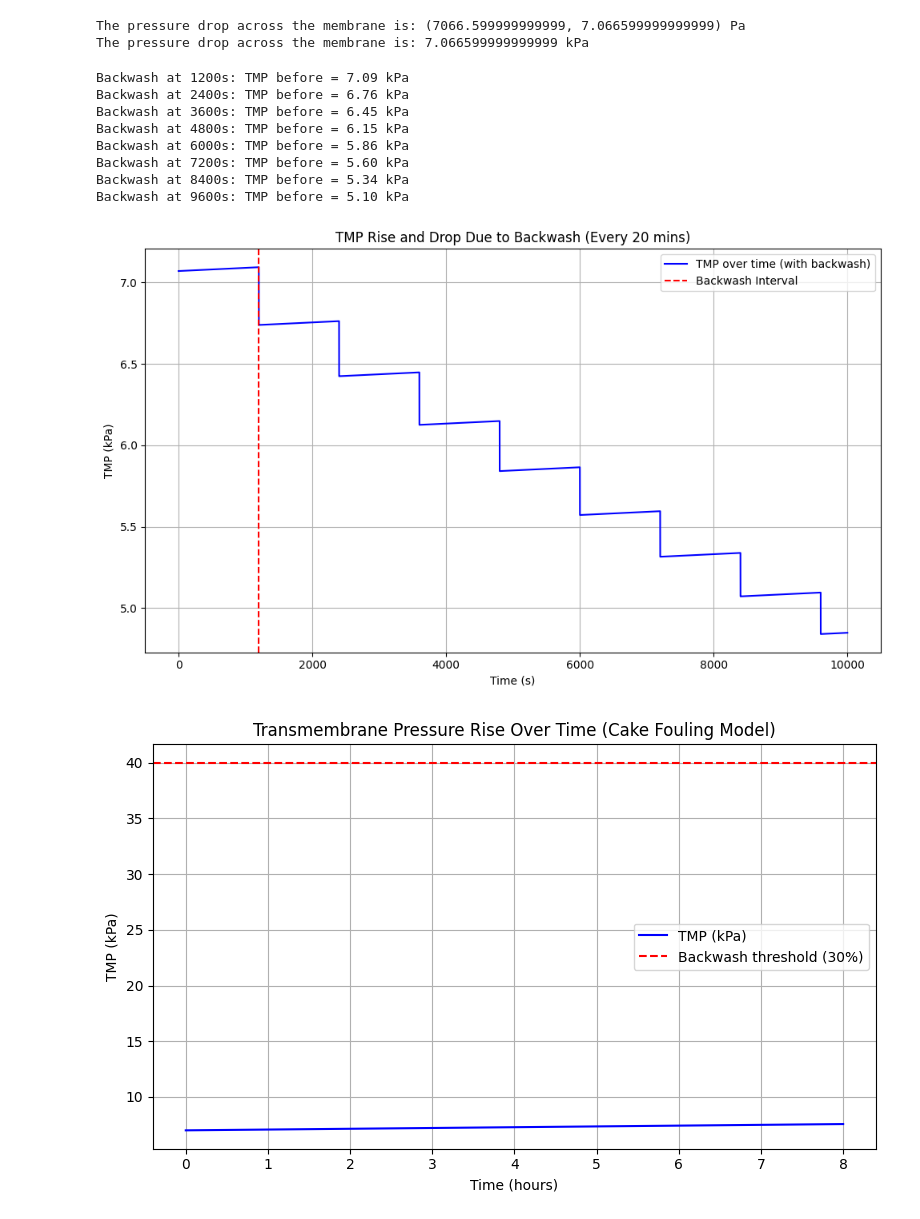
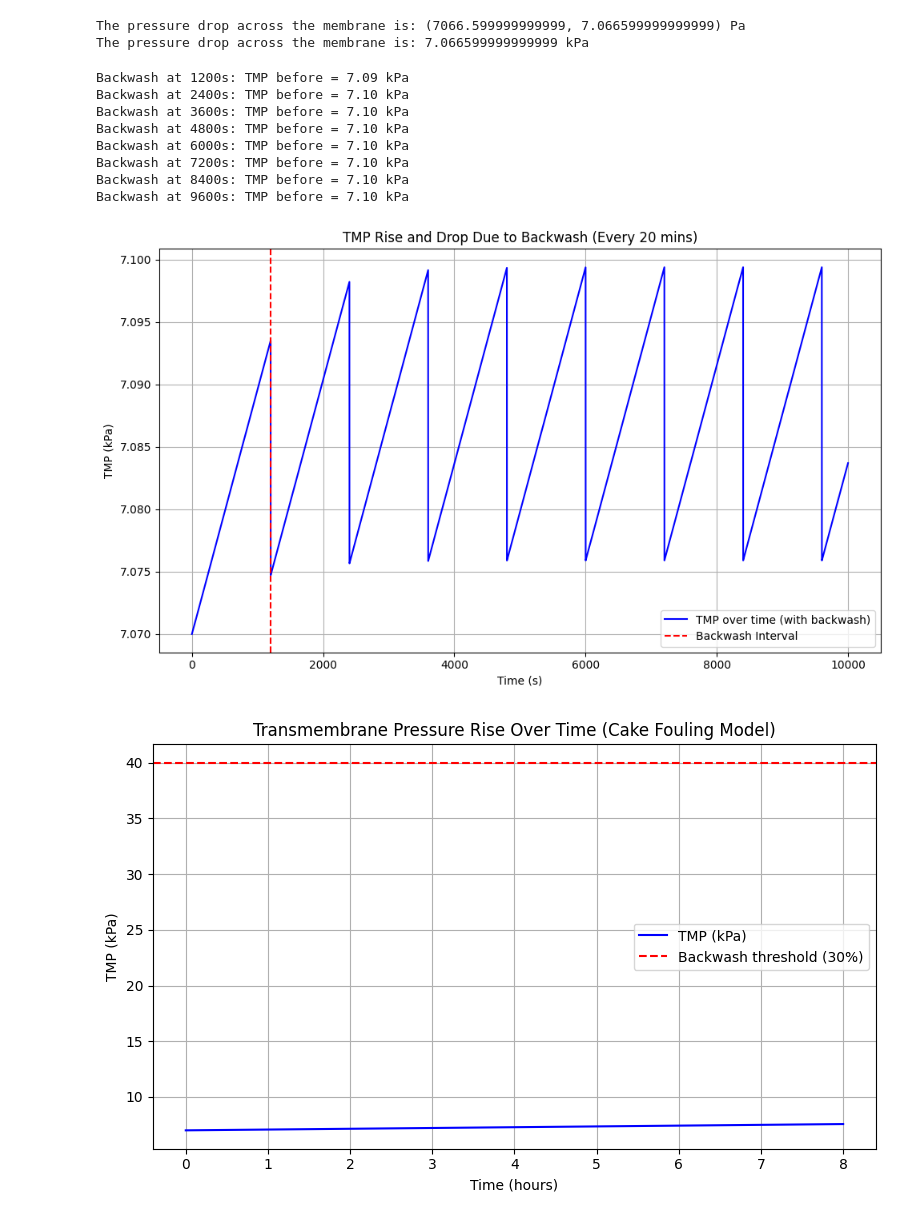
Before and after one commit to TheeranKuna/stlfinal, a Jupyter notebook: stage3.ipynb, the cells around one changed output. Drawn from its saved outputs; the diff is of its cells as text; code cells hidden in the pictures.

```diff
--- a/stage3.ipynb
+++ b/stage3.ipynb
@@ -33,47 +33,48 @@ dt = 1
 steps = 10000
 backwash_interval = 1200  # every 20 minutes = 1200 seconds
 recovery_factor = 0.95    # backwash leaves TMP at 95% of current
+clean_tmp = 7.07
 
 # Initialize
 time = []
 pressure = []
 tmp = initial_tmp  # current TMP
 t = 0
 
 # Simulation
 for t in range(steps):
     time.append(t * dt)
     pressure.append(tmp)
 
     # Check if it's time for backwash
     if t % backwash_interval == 0 and t != 0:
         print(f"Backwash at {t}s: TMP before = {tmp:.2f} kPa")
         tmp = tmp - 0.8 * (tmp - clean_tmp)
 
     # TMP increases over time due to fouling
     tmp += gamma_s * dt
 
 # Plot
 plt.figure(figsize=(10, 6))
 plt.plot(time, pressure, label="TMP over time (with backwash)", color="blue")
 plt.xlabel("Time (s)")
 plt.ylabel("TMP (kPa)")
 plt.title("TMP Rise and Drop Due to Backwash (Every 20 mins)")
 plt.axvline(x=1200, color='red', linestyle='--', label='Backwash Interval')
 plt.legend()
 plt.grid(True)
 plt.tight_layout()
 plt.show()
 # %% [output]
 Backwash at 1200s: TMP before = 7.09 kPa
-Backwash at 2400s: TMP before = 6.76 kPa
-Backwash at 3600s: TMP before = 6.45 kPa
-Backwash at 4800s: TMP before = 6.15 kPa
-Backwash at 6000s: TMP before = 5.86 kPa
-Backwash at 7200s: TMP before = 5.60 kPa
-Backwash at 8400s: TMP before = 5.34 kPa
-Backwash at 9600s: TMP before = 5.10 kPa
+Backwash at 2400s: TMP before = 7.10 kPa
+Backwash at 3600s: TMP before = 7.10 kPa
+Backwash at 4800s: TMP before = 7.10 kPa
+Backwash at 6000s: TMP before = 7.10 kPa
+Backwash at 7200s: TMP before = 7.10 kPa
+Backwash at 8400s: TMP before = 7.10 kPa
+Backwash at 9600s: TMP before = 7.10 kPa
-[figure, old version]
+[figure, new version]
 # %%
 # %% [output]
 [figure]
```
Also changed, not shown: 2 other files.
